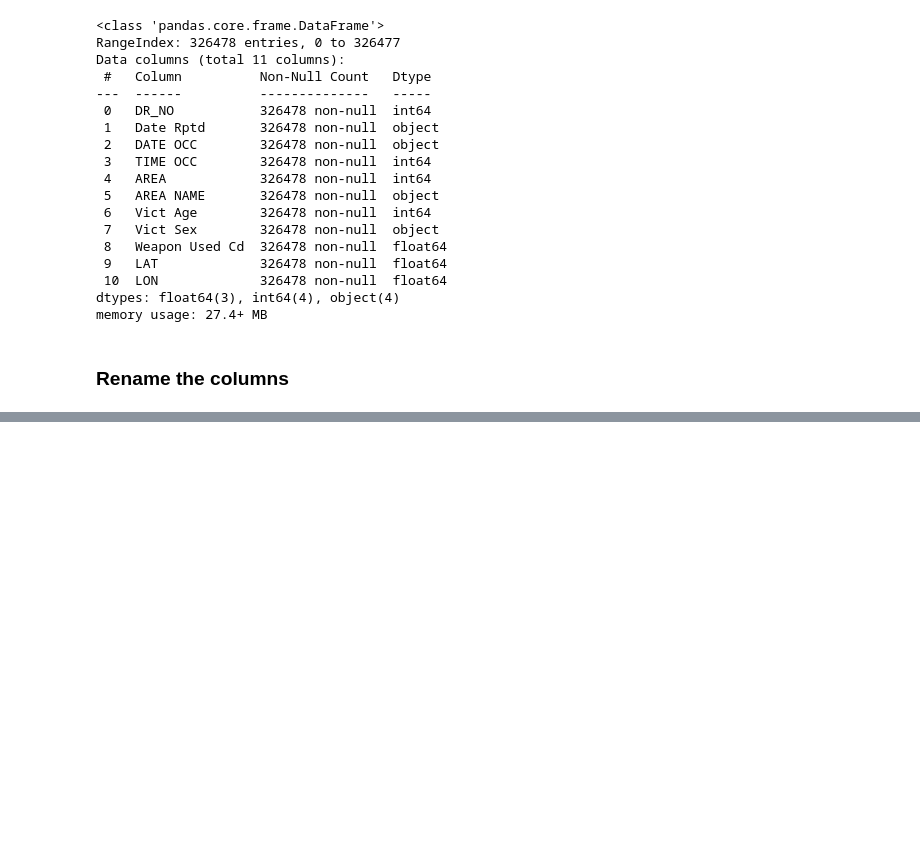
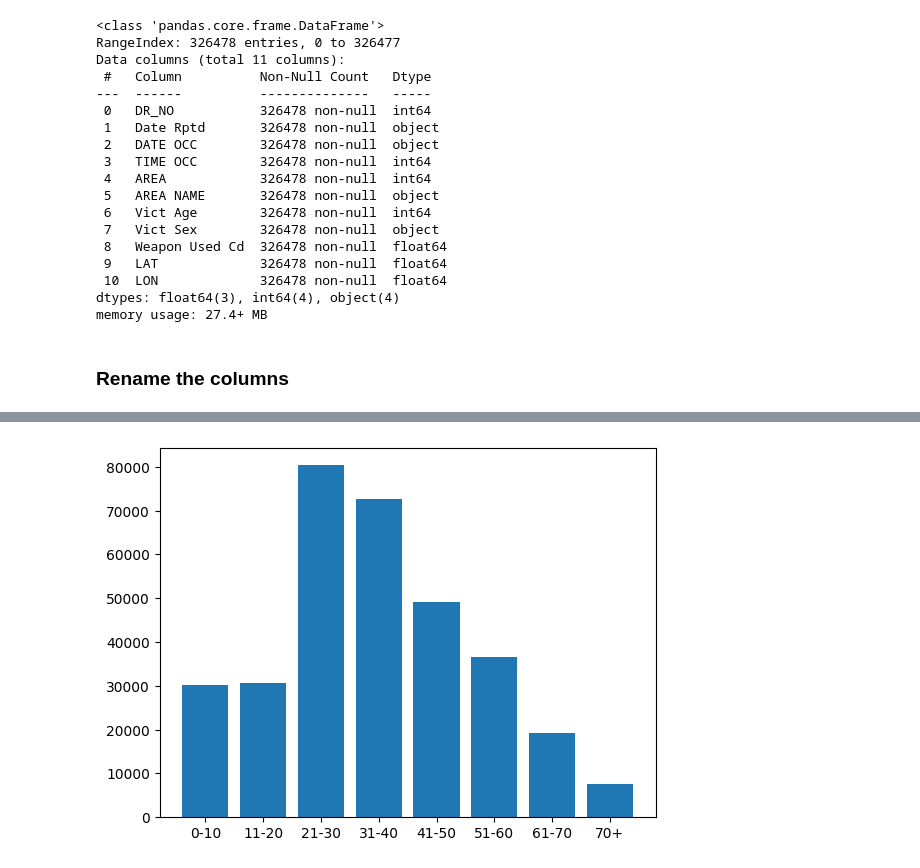
Before and after one commit to jbigishiro/Analyzing-Crime-in-Los-Angeles, a Jupyter notebook: main.ipynb, the cells around one changed output, grey strips where cells are left out. Drawn from its saved outputs; the diff is of its cells as text; code cells hidden in the pictures; blank space fills up the shorter version.

```diff
--- a/main.ipynb
+++ b/main.ipynb
@@ -84,0 +116,23 @@ memory usage: 27.4+ MB
+# %%
+def age_binner(age):
+    if age<=10:
+        return "0-10"
+    elif age<=20:
+        return "11-20"
+    elif age<=30:
+        return "21-30"
+    elif age<=40:
+        return "31-40"
+    elif age<=50:
+        return "41-50"
+    elif age<=60:
+        return "51-60"
+    elif age<=70:
+        return "61-70"
+    else:
+        return "70+"
+
+df["Age_range"] = df["Victime_age"].map(age_binner)
+# %%
+age_range = df['Age_range'].value_counts().reset_index().sort_values(by="Age_range")
+age_range
@@ -84,0 +149,5 @@ memory usage: 27.4+ MB
+# %%
+plt.bar(age_range["Age_range"], age_range["count"])
+plt.show()
+# %% [output]
+[figure, added]
```
Also changed, not shown: parts of 17 cells of this notebook.
